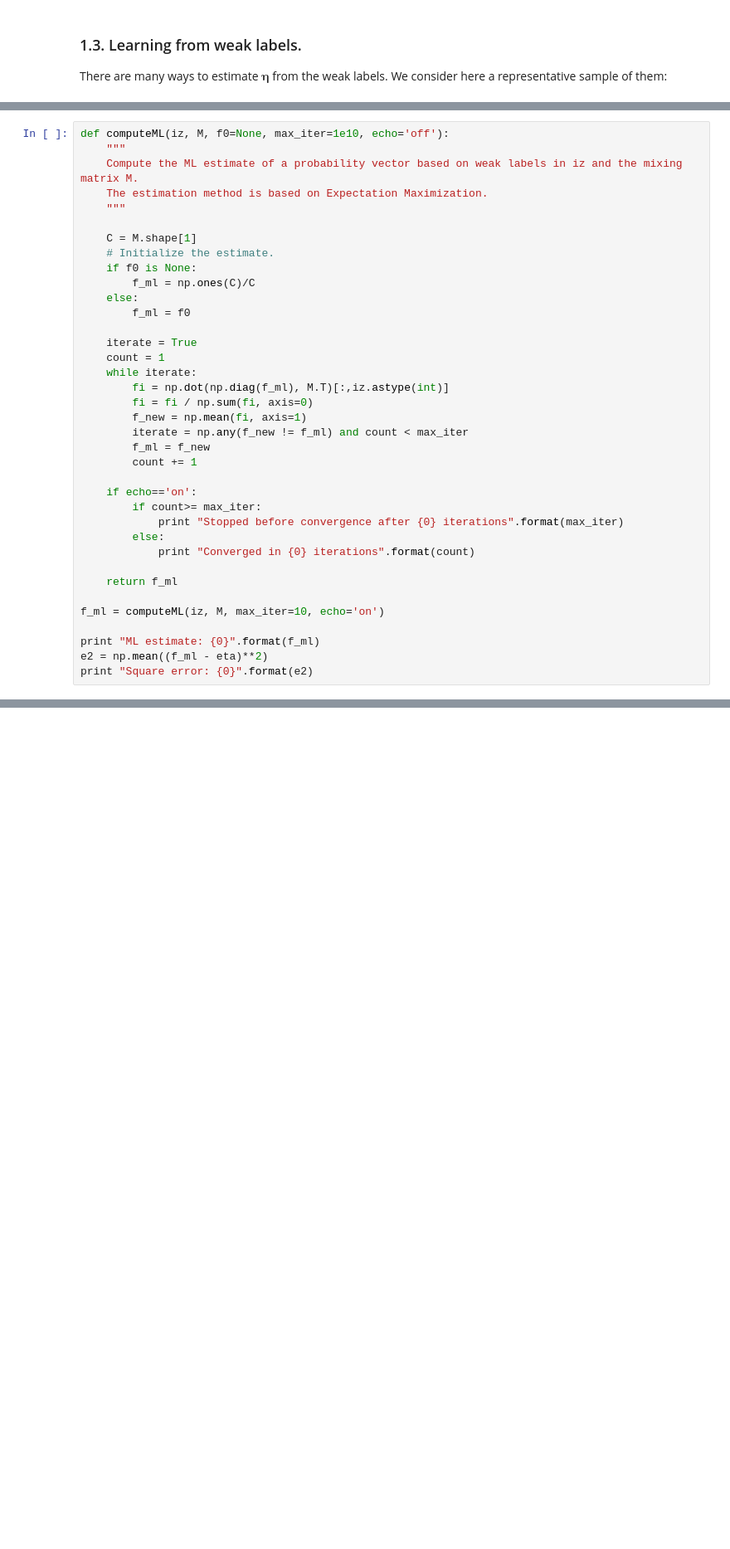
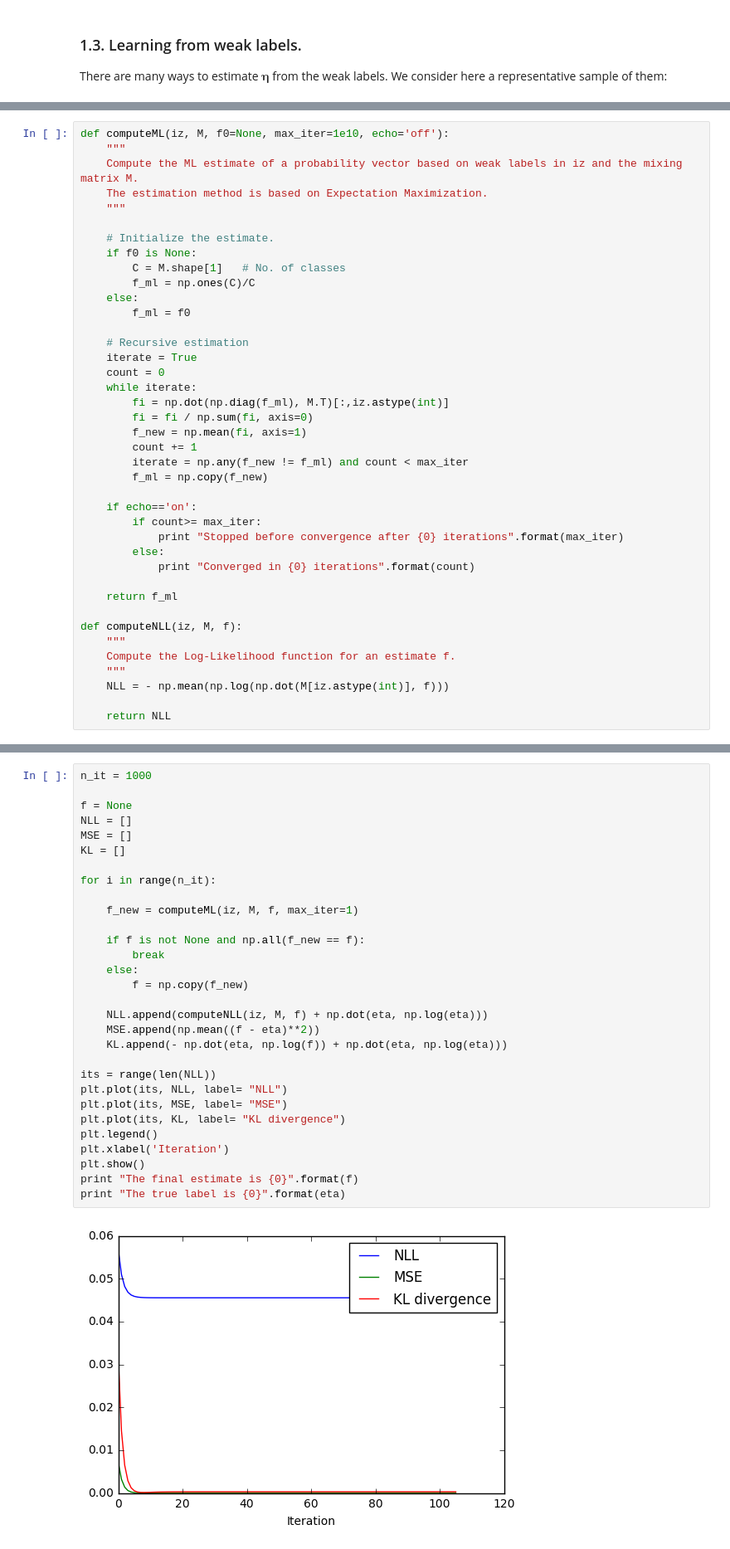
Before and after one commit to Orieus/WeakLabelModel, a Jupyter notebook: learnFromWL.ipynb, the cells around one changed output, grey strips where cells are left out. Shown at 83% size. Saved outputs shown, nothing was run; the diff lists cells and outputs as text; blank space fills up the shorter version.

```diff
--- a/learnFromWL.ipynb
+++ b/learnFromWL.ipynb
@@ -107,22 +121,23 @@ def computeML(iz, M, f0=None, max_iter=1e10, echo='off'):
     The estimation method is based on Expectation Maximization.
     """
 
-    C = M.shape[1]
     # Initialize the estimate.
     if f0 is None:
+        C = M.shape[1]   # No. of classes
         f_ml = np.ones(C)/C
     else:
         f_ml = f0
 
+    # Recursive estimation
     iterate = True
-    count = 1
+    count = 0
     while iterate:
         fi = np.dot(np.diag(f_ml), M.T)[:,iz.astype(int)]
         fi = fi / np.sum(fi, axis=0)
         f_new = np.mean(fi, axis=1)
+        count += 1
         iterate = np.any(f_new != f_ml) and count < max_iter
-        f_ml = f_new
-        count += 1
+        f_ml = np.copy(f_new)
 
     if echo=='on':
         if count>= max_iter:
@@ -132,8 +147,10 @@ def computeML(iz, M, f0=None, max_iter=1e10, echo='off'):
 
     return f_ml
 
-f_ml = computeML(iz, M, max_iter=10, echo='on')
+def computeNLL(iz, M, f):
+    """
+    Compute the Log-Likelihood function for an estimate f.
+    """
+    NLL = - np.mean(np.log(np.dot(M[iz.astype(int)], f)))
 
-print "ML estimate: {0}".format(f_ml)
-e2 = np.mean((f_ml - eta)**2)
-print "Square error: {0}".format(e2)
+    return NLL
@@ -143,0 +159,32 @@ Square error: 0.0136331162704
+# %%
+n_it = 1000
+
+f = None
+NLL = []
+MSE = []
+KL = []
+
+for i in range(n_it):
+
+    f_new = computeML(iz, M, f, max_iter=1)
+
+    if f is not None and np.all(f_new == f):
+        break
+    else:
+        f = np.copy(f_new)
+
+    NLL.append(computeNLL(iz, M, f) + np.dot(eta, np.log(eta)))
+    MSE.append(np.mean((f - eta)**2))
+    KL.append(- np.dot(eta, np.log(f)) + np.dot(eta, np.log(eta)))
+
+its = range(len(NLL))
+plt.plot(its, NLL, label= "NLL")
+plt.plot(its, MSE, label= "MSE")
+plt.plot(its, KL, label= "KL divergence")
+plt.legend()
+plt.xlabel('Iteration')
+plt.show()
+print "The final estimate is {0}".format(f)
+print "The true label is {0}".format(eta)
+# %% [output]
+[figure, added]
```
Also changed, not shown: parts of 16 cells of this notebook.
